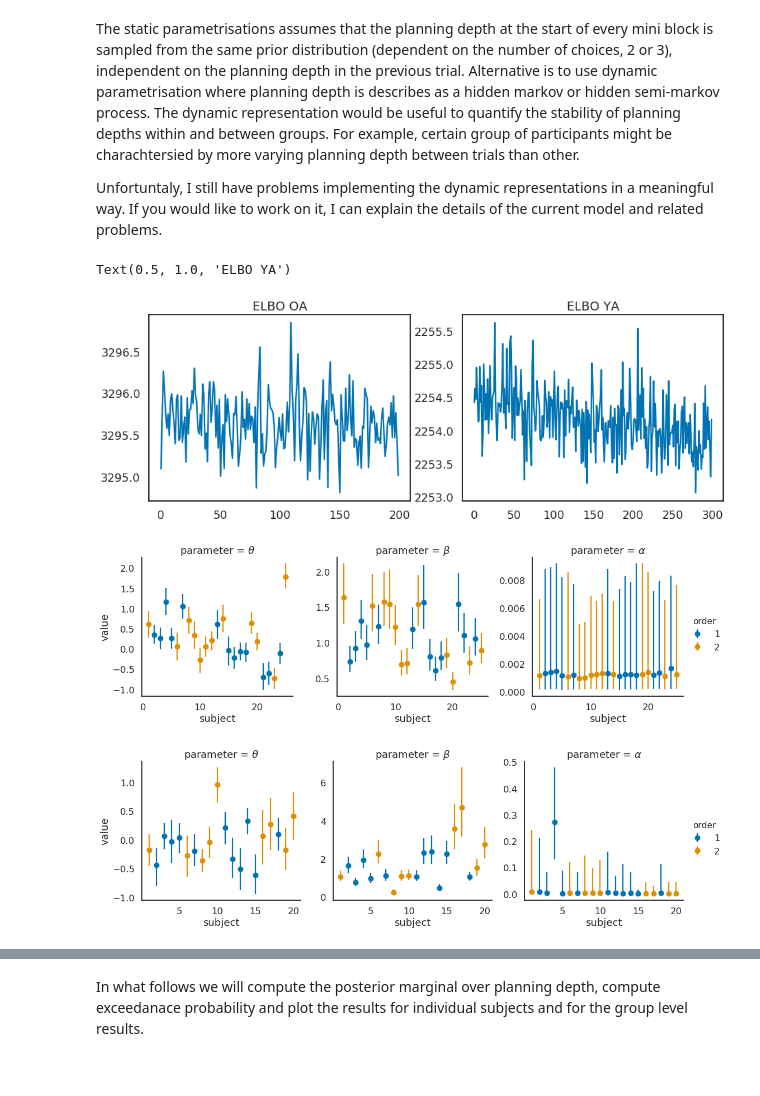
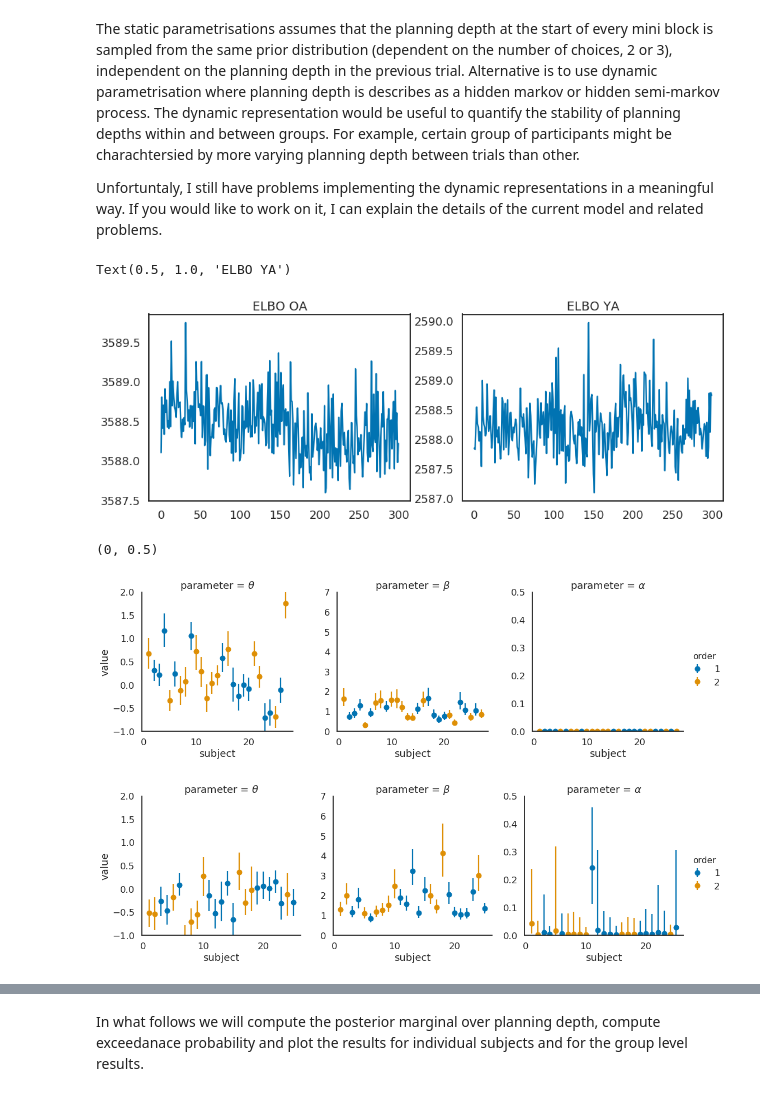
Before and after one commit to jeffensen/plandepth, a Jupyter notebook: notebooks/fitting_model_to_behaviour_B03.ipynb, the cells around one changed output, grey strips where cells are left out. Saved outputs shown, nothing was run; the diff lists cells and outputs as text; code cells hidden in the pictures.

Commit message:
updated model fits with new subject data

```diff
--- a/notebooks/fitting_model_to_behaviour_B03.ipynb
+++ b/notebooks/fitting_model_to_behaviour_B03.ipynb
@@ -66,6 +66,7 @@ def load_and_format_behavioural_data(local_path):
     fnames = listdir(path)
 
     runs = len(fnames)  # number of subjects
+
     mini_blocks = 100  # number of mini blocks in each run
     max_trials = 3  # maximal number of trials within a mini block
     max_depth = 3  # maximal planning depth
@@ -79,6 +80,7 @@ def load_and_format_behavioural_data(local_path):
     scores = zeros(runs, mini_blocks, max_depth)
     conditions = zeros(2, runs, mini_blocks, dtype=torch.long)
     confs = zeros(runs, mini_blocks, 6, dtype=torch.long)
+    ids = []
     for i,f in enumerate(fnames):
         parts = f.split('_')
         tmp = io.loadmat(path+f)
@@ -89,6 +91,7 @@ def load_and_format_behavioural_data(local_path):
         strings = tmp['data']['Conditions'][0,0]['noise'][0,0][0]
         conditions[0, i] = torch.tensor(list(map_noise_to_values(strings)), dtype=torch.long)
         conditions[1, i] = torch.from_numpy(tmp['data']['Conditions'][0,0]['notrials'][0,0][:,0]).long()
+        ids.append(parts[1])
 
     states[states < 0] = -1
     confs = torch.eye(no)[confs]
@@ -100,7 +103,7 @@ def load_and_format_behavioural_data(local_path):
 
     mask = ~torch.isnan(responses)
 
-    return stimuli, mask, responses, conditions
+    return stimuli, mask, responses, conditions, ids
 
 
 # Probabilistic inference
@@ -125,7 +128,7 @@ def variational_inference(stimuli, mask, responses):
 
     # load inference module and start model fitting
     infer = Inferrer(agent, stimuli, responses, mask)
-    infer.fit(num_iterations=500)
+    infer.fit(num_iterations=600)
 
     return infer
 # %%
@@ -133,8 +136,8 @@ def variational_inference(stimuli, mask, responses):
 path1 =  '/tudcloud/Shared/Experiments/Plandepth/B03_pilot/main/OA/'
 path2 =  '/tudcloud/Shared/Experiments/Plandepth/B03_pilot/main/YA/'
 
-stimuli_oa, mask_oa, responses_oa, conditions_oa = load_and_format_behavioural_data(path1)
-stimuli_ya, mask_ya, responses_ya, conditions_ya = load_and_format_behavioural_data(path2)
+stimuli_oa, mask_oa, responses_oa, conditions_oa, ids_oa = load_and_format_behavioural_data(path1)
+stimuli_ya, mask_ya, responses_ya, conditions_ya, ids_ya = load_and_format_behavioural_data(path2)
 # %%
 # sample from posterior
 def format_posterior_samples(infer):
@@ -167,22 +172,29 @@ Unfortuntaly, I still have problems implementing the dynamic representations in
 # %%
 # plot convergence of ELBO bound (approximate value of the negative marginal log likelihood)
 fig, axes = plt.subplots(1, 2, figsize=(15, 5))
-loss = [infer_oa.loss[-200:], infer_ya.loss[-300:]]
+loss = [infer_oa.loss[-300:], infer_ya.loss[-300:]]
 for i in range(2):
     axes[i].plot(loss[i])
 
 axes[0].set_title('ELBO OA')
 axes[1].set_title('ELBO YA')
 # %% [output]
 Text(0.5, 1.0, 'ELBO YA')
-[figure, old version]
+[figure, new version]
 # %%
 # visualize posterior parameter estimates over subjects
 g = sns.FacetGrid(pars_df_oa, col="parameter", hue='order', height=5, sharey=False);
 g = g.map(errorplot, 'subject', 'value').add_legend();
+g.axes[0,0].set_ylim([-1, 2])
+g.axes[0,1].set_ylim([0, 7])
+g.axes[0,2].set_ylim([0, .5])
 
 g = sns.FacetGrid(pars_df_ya, col="parameter", hue='order', height=5, sharey=False);
 g = g.map(errorplot, 'subject', 'value').add_legend();
+g.axes[0,0].set_ylim([-1, 2])
+g.axes[0,1].set_ylim([0, 7])
+g.axes[0,2].set_ylim([0, .5])
 # %% [output]
+(0, 0.5)
-[figure, old version]
+[figure, new version]
-[figure, old version]
+[figure, new version]
```
Also changed, not shown: parts of 10 cells of this notebook, 2 other files.
